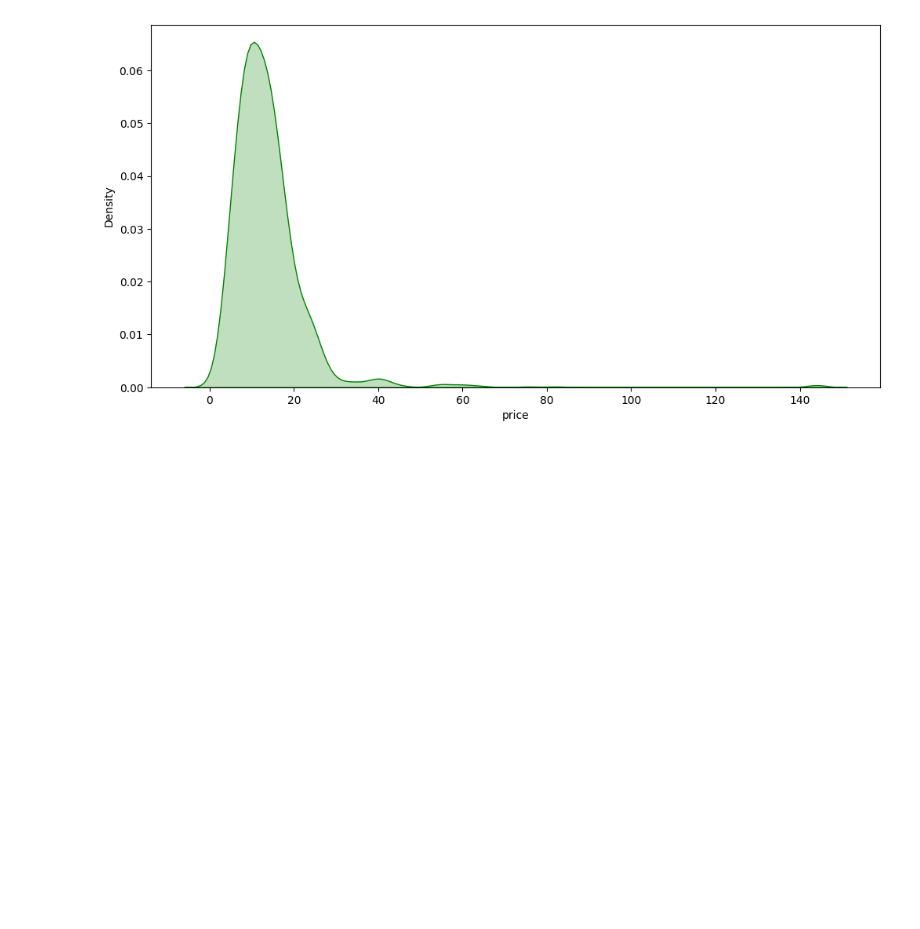
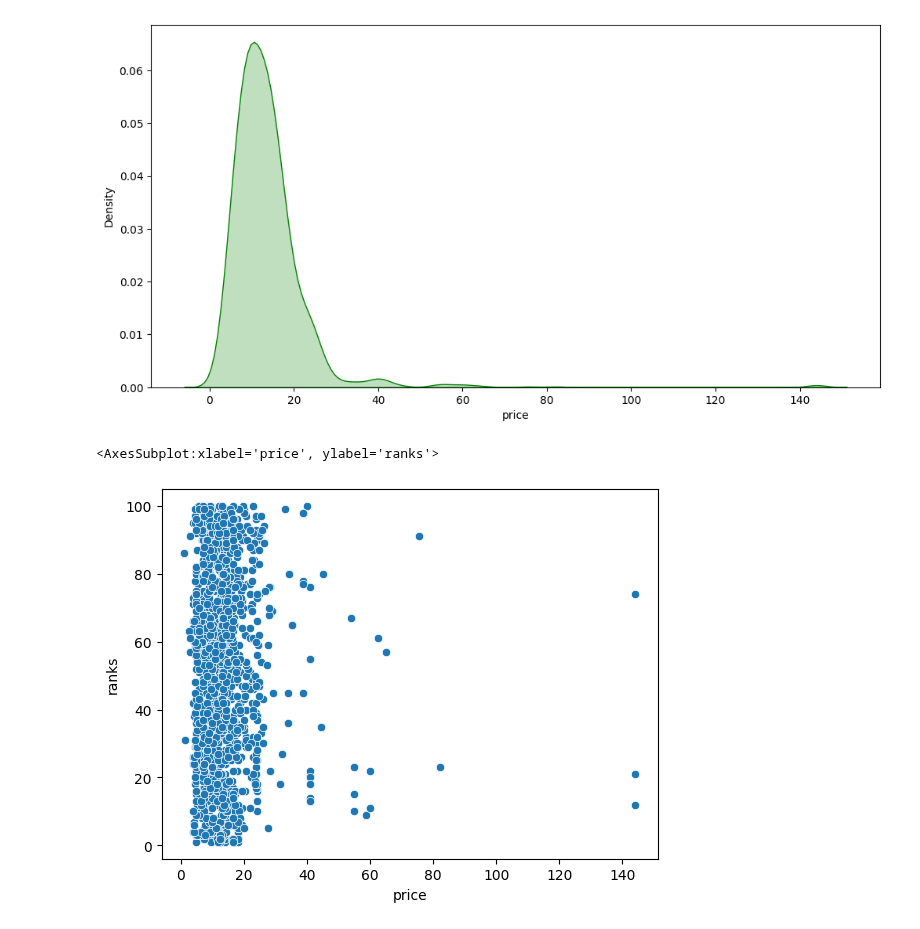
Before and after one commit to latifkara/dataScienceProjects, a Jupyter notebook: TopBookList/BookList.ipynb, the cells around one changed output. Saved outputs shown, nothing was run; the diff lists cells and outputs as text; code cells hidden in the pictures; blank space fills up the shorter version.

Commit message:
Books Project | Scatter plot data

```diff
--- a/TopBookList/BookList.ipynb
+++ b/TopBookList/BookList.ipynb
@@ -140,3 +140,8 @@ sns.kdeplot(books_df['no_of_reviews'], color='green', fill=True)
 density_plot(books_df, 'price')
 # %% [output]
 [figure]
+# %%
+sns.scatterplot(x=books_df.price, y=books_df.ranks, hue=)
+# %% [output]
+<AxesSubplot:xlabel='price', ylabel='ranks'>
+[figure, added]
```
Also changed, not shown: parts of 2 cells of this notebook.
